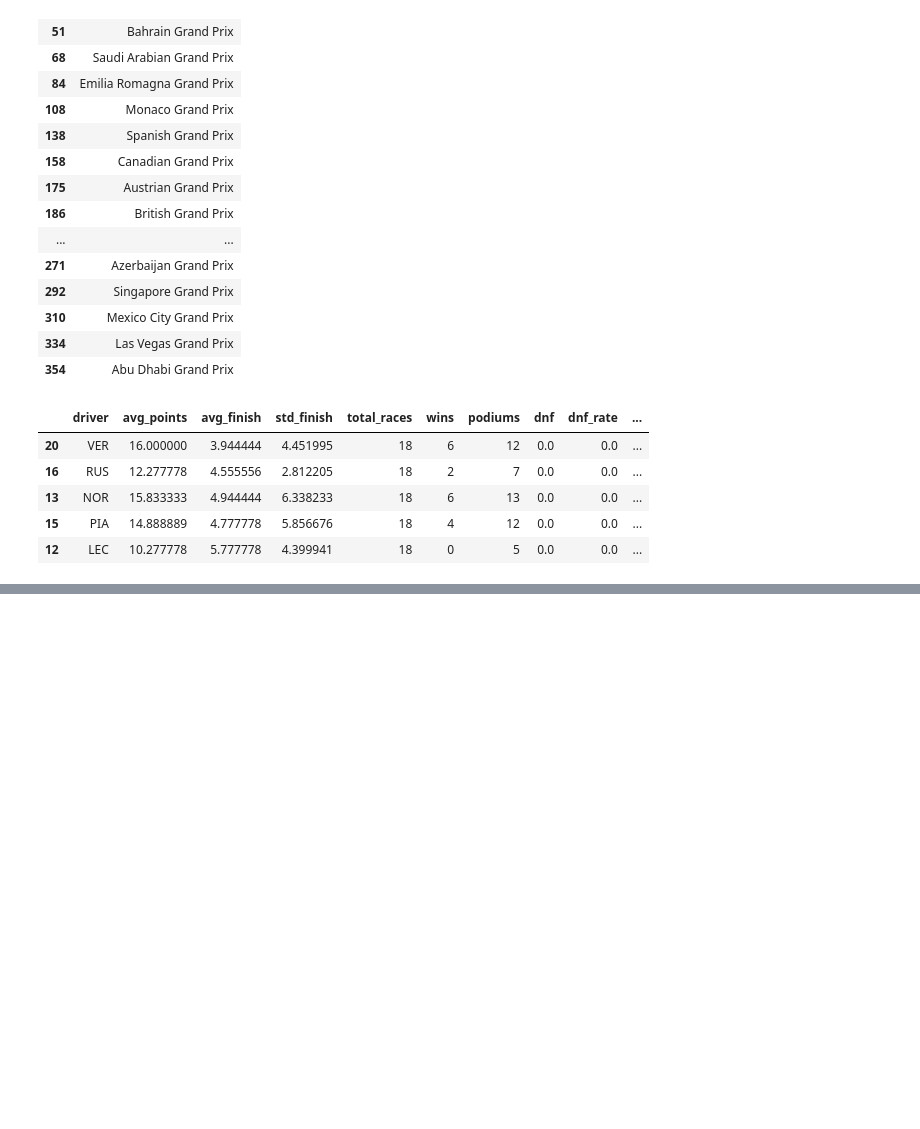
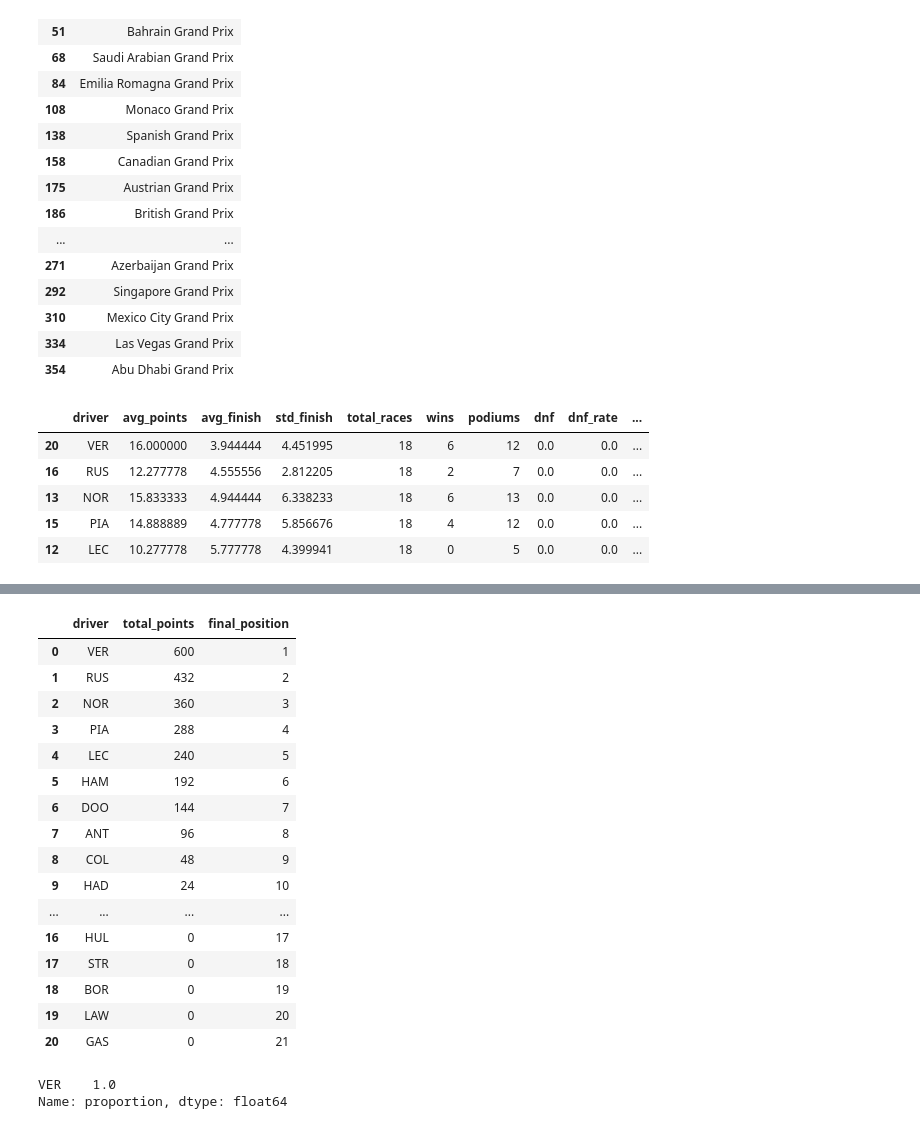
Before and after one commit to Jeanjx16Z/f1-championship-predictor, a Jupyter notebook: notebooks/01_data_exploration.ipynb, the cells around one changed output, grey strips where cells are left out. Drawn from its saved outputs; the diff is of its cells as text; code cells hidden in the pictures; blank space fills up the shorter version.

```diff
--- a/notebooks/01_data_exploration.ipynb
+++ b/notebooks/01_data_exploration.ipynb
@@ -193,0 +194,43 @@ race_results[["driver", "sim_finish_position","sim_points"]]
+# %%
+from src.simulator import simulate_season
+import pandas as pd
+
+ratings = pd.read_csv("../data/processed/driver_ratings_2025.csv")
+season_result = simulate_season(ratings)
+
+season_result
+# %% [output]
+|  | driver | total_points | final_position |
+| 0 | VER | 600 | 1 |
+| 1 | RUS | 432 | 2 |
+| 2 | NOR | 360 | 3 |
+| 3 | PIA | 288 | 4 |
+| 4 | LEC | 240 | 5 |
+| 5 | HAM | 192 | 6 |
+| 6 | DOO | 144 | 7 |
+| 7 | ANT | 96 | 8 |
+| 8 | COL | 48 | 9 |
+| 9 | HAD | 24 | 10 |
+| ... | ... | ... | ... |
+| 16 | HUL | 0 | 17 |
+| 17 | STR | 0 | 18 |
+| 18 | BOR | 0 | 19 |
+| 19 | LAW | 0 | 20 |
+| 20 | GAS | 0 | 21 |
+# %%
+from src.simulator import simulate_many_seasons
+import pandas as pd
+
+ratings = pd.read_csv("../data/processed/driver_ratings_2025.csv")
+
+champion_prob = simulate_many_seasons(
+    ratings,
+    n_sims=100,
+    noise_std=0.13,
+    n_races= 24
+)
+
+champion_prob
+# %% [output]
+VER    1.0
+Name: proportion, dtype: float64
```
Also changed, not shown: parts of 15 cells of this notebook.
